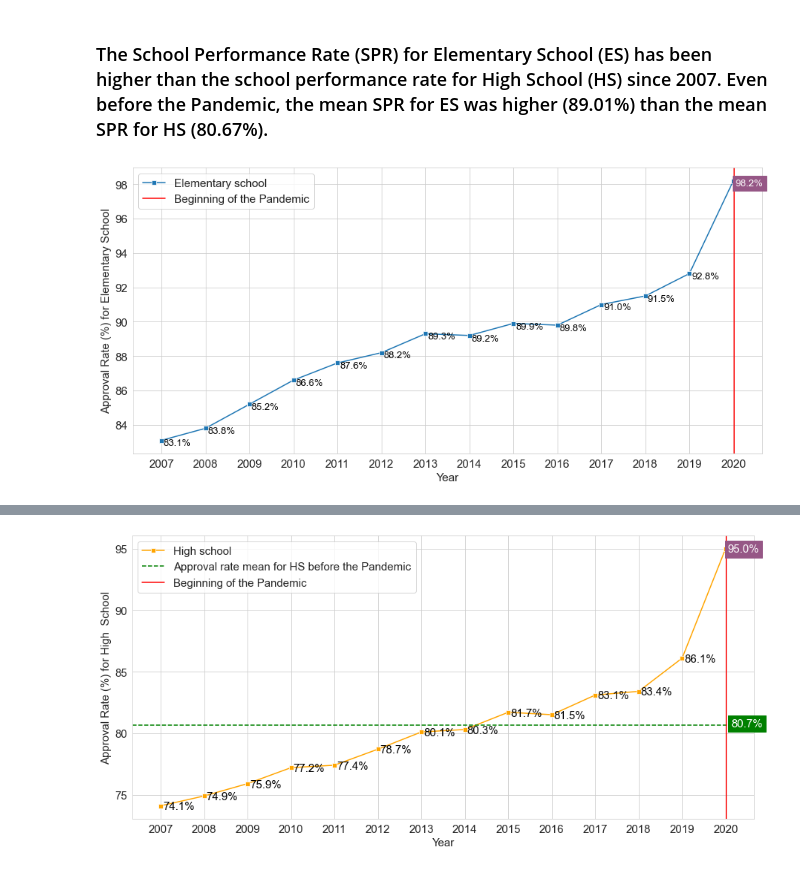
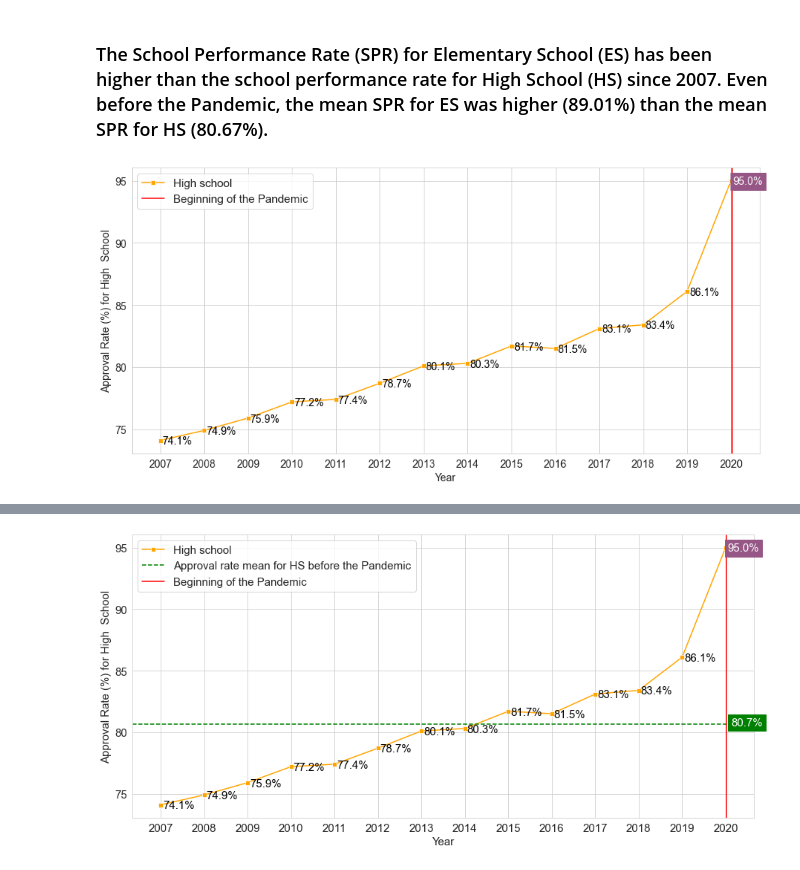
Before and after one commit to aianshay/covid-impacts-on-education, a Jupyter notebook: viz_rq1_rq2.ipynb, the cells around one changed output, grey strips where cells are left out. Drawn from its saved outputs; the diff is of its cells as text; code cells hidden in the pictures.

```diff
--- a/viz_rq1_rq2.ipynb
+++ b/viz_rq1_rq2.ipynb
@@ -133,17 +133,3 @@ plt.legend()
 plt.show()
 # %% [output]
 [figure]
-# %%
-sns.set_style("whitegrid")
-plt.figure(figsize=(15,7))
-# plt.title("Elementary School Approval Rate before and during the COVID-19 Pandemic")
-ax = sns.lineplot(data=data, x='Ano', y='Total - EF', label="Elementary school",marker='s')
-ax.set(xticks=data.Ano.values)
-plt.rcParams.update({'font.size': 13})
-printLabelsOnLineplot(ax, data, 'Total - EF')
-plt.xlabel("Year")
-plt.ylabel("Approval Rate (%) for Elementary School")
-plt.axvline(x=2020.025, label="Beginning of the Pandemic", color="red", linestyle='-')
-plt.rcParams.update({'font.size': 14})
-plt.legend()
-plt.show()
@@ -152,14 +135,0 @@ plt.show()
-# %%
-sns.set_style("whitegrid")
-plt.figure(figsize=(15,7))
-# plt.title("High School Approval Rate before and during the COVID-19 Pandemic")
-ax = sns.lineplot(data=data, x='Ano', y='Total - EM', label="High school", marker='s', color="orange")
-printLabelsOnLineplot(ax, data, 'Total - EM')
-ax.set(xticks=data.Ano.values)
-plt.rcParams.update({'font.size': 13})
-plt.xlabel("Year")
-plt.ylabel("Approval Rate (%) for High School")
-plt.axvline(x=2020.025, label="Beginning of the Pandemic", color="red", linestyle='-')
-plt.rcParams.update({'font.size': 15})
-plt.legend()
-plt.show()
@@ -195,16 +163,15 @@ plt.show()
 # %%
 sns.set_style("whitegrid")
 plt.figure(figsize=(15,7))
-# plt.title("Elementary School Approval Rate before and during the COVID-19 Pandemic")
-ax = sns.lineplot(data=data, x='Ano', y='Total - EF', label="Elementary school", marker='s')
+# plt.title("High School Approval Rate before and during the COVID-19 Pandemic")
+ax = sns.lineplot(data=data, x='Ano', y='Total - EM', label="High school", marker='s', color="orange")
+printLabelsOnLineplot(ax, data, 'Total - EM')
 ax.set(xticks=data.Ano.values)
-plt.rcParams.update({'font.size': 13})
-printLabelsOnLineplot(ax, data, 'Total - EF')
 plt.xlabel("Year")
-plt.ylabel("Approval Rate (%) for Elementary School")
+plt.ylabel("Approval Rate (%) for High  School")
 plt.axvline(x=2020.025, label="Beginning of the Pandemic", color="red", linestyle='-')
 plt.rcParams.update({'font.size': 15})
 plt.legend()
 plt.show()
 # %% [output]
-[figure, old version]
+[figure, new version]
```
Also changed, not shown: parts of 4 cells of this notebook.
